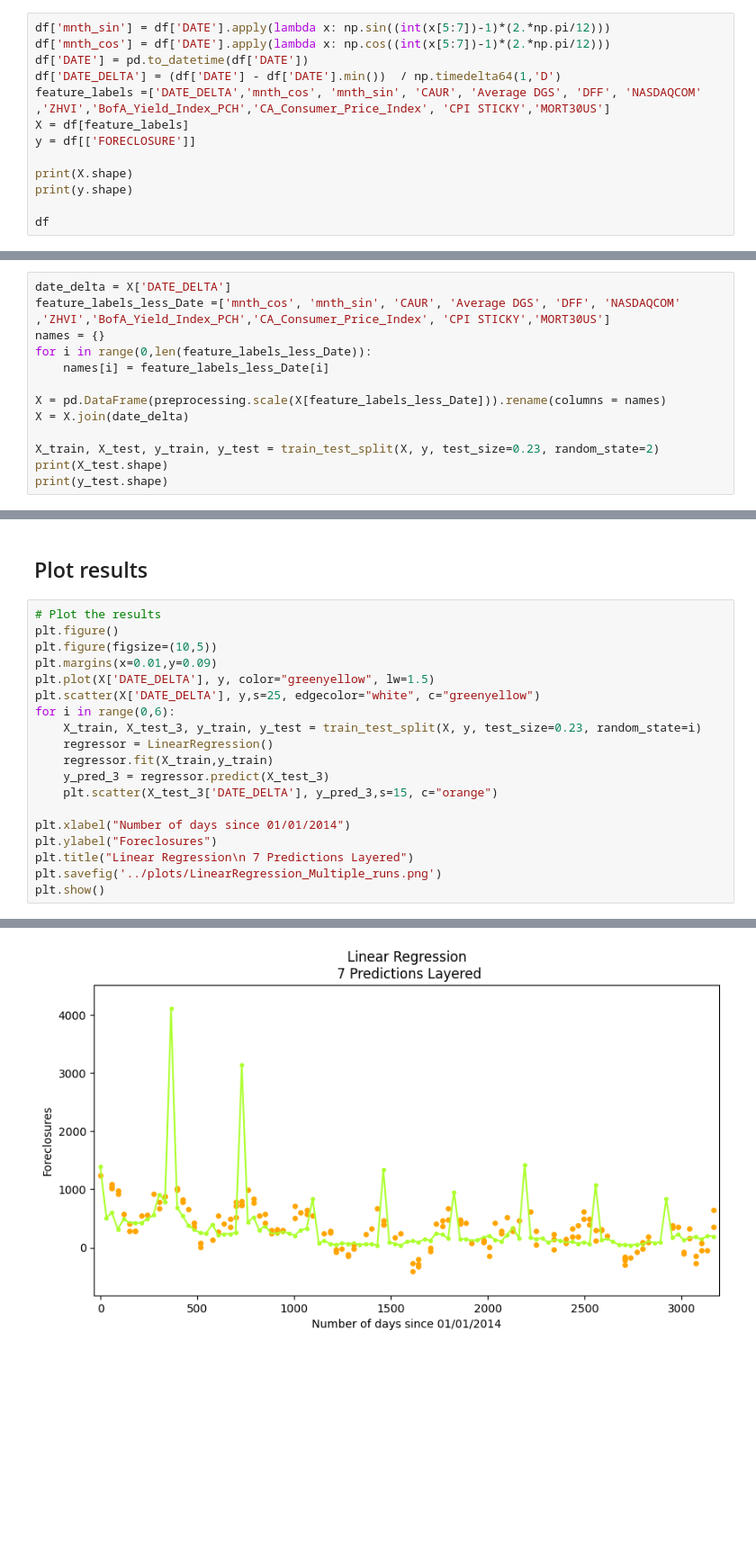
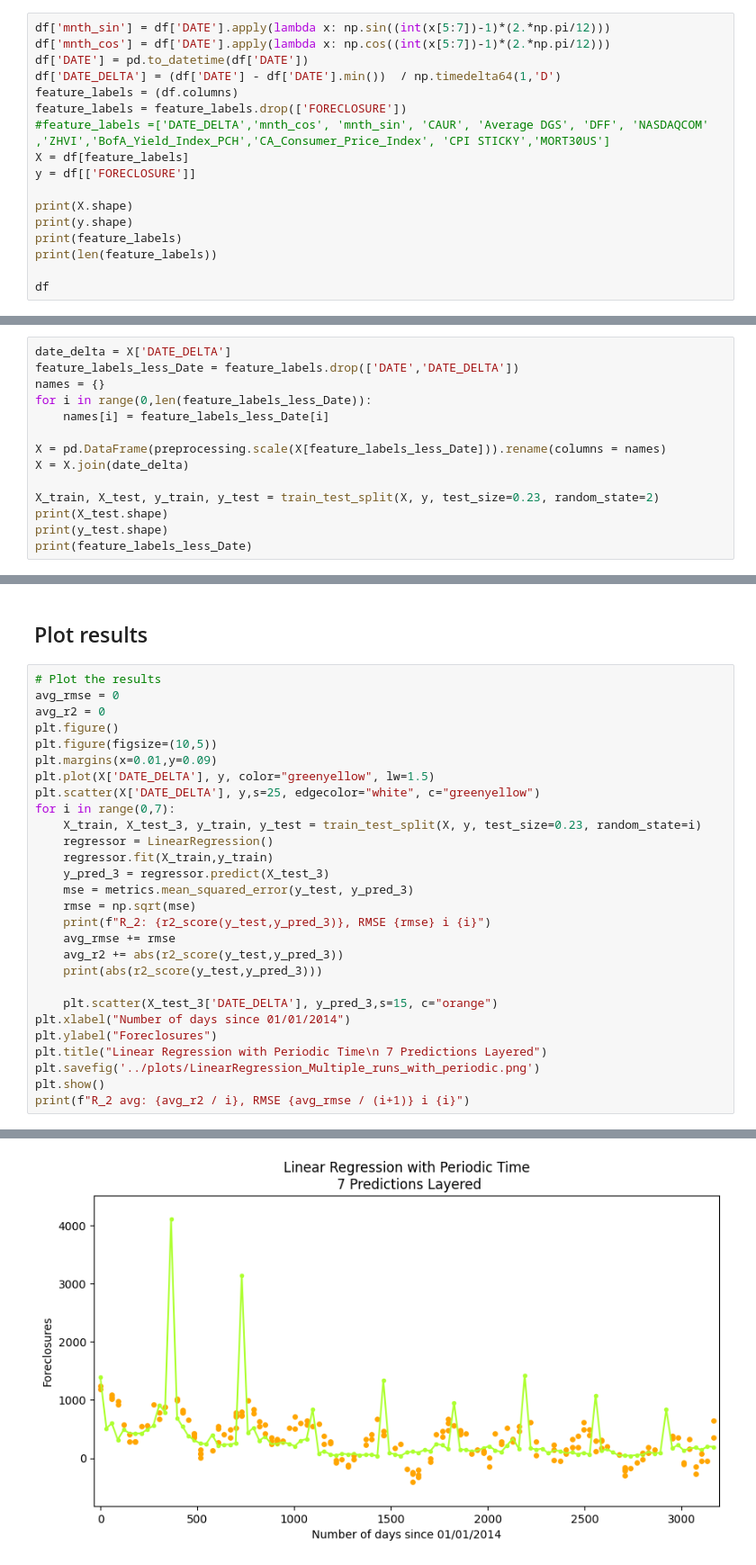
Before and after one commit to Shramster/Predicting-Los-Angeles-Foreclosures, a Jupyter notebook: application/LinearRegression.ipynb, the cells around one changed output, grey strips where cells are left out. Shown at 90% size. Saved outputs shown, nothing was run; the diff lists cells and outputs as text; blank space fills up the shorter version.

```diff
--- a/application/LinearRegression.ipynb
+++ b/application/LinearRegression.ipynb
@@ -20,12 +20,16 @@ df['mnth_sin'] = df['DATE'].apply(lambda x: np.sin((int(x[5:7])-1)*(2.*np.pi/12)
 df['mnth_cos'] = df['DATE'].apply(lambda x: np.cos((int(x[5:7])-1)*(2.*np.pi/12)))
 df['DATE'] = pd.to_datetime(df['DATE'])
 df['DATE_DELTA'] = (df['DATE'] - df['DATE'].min())  / np.timedelta64(1,'D')
-feature_labels =['DATE_DELTA','mnth_cos', 'mnth_sin', 'CAUR', 'Average DGS', 'DFF', 'NASDAQCOM' ,'ZHVI','BofA_Yield_Index_PCH','CA_Consumer_Price_Index', 'CPI STICKY','MORT30US']
+feature_labels = (df.columns)
+feature_labels = feature_labels.drop(['FORECLOSURE'])
+#feature_labels =['DATE_DELTA','mnth_cos', 'mnth_sin', 'CAUR', 'Average DGS', 'DFF', 'NASDAQCOM' ,'ZHVI','BofA_Yield_Index_PCH','CA_Consumer_Price_Index', 'CPI STICKY','MORT30US']
 X = df[feature_labels]
 y = df[['FORECLOSURE']]
 
 print(X.shape)
 print(y.shape)
+print(feature_labels)
+print(len(feature_labels))
 
 df
 # %% [output]
@@ -46,7 +55,7 @@ df
 105 rows × 14 columns
 # %%
 date_delta = X['DATE_DELTA']
-feature_labels_less_Date =['mnth_cos', 'mnth_sin', 'CAUR', 'Average DGS', 'DFF', 'NASDAQCOM' ,'ZHVI','BofA_Yield_Index_PCH','CA_Consumer_Price_Index', 'CPI STICKY','MORT30US']
+feature_labels_less_Date = feature_labels.drop(['DATE','DATE_DELTA'])
 names = {}
 for i in range(0,len(feature_labels_less_Date)):
     names[i] = feature_labels_less_Date[i]
@@ -57,6 +66,7 @@ X = X.join(date_delta)
 X_train, X_test, y_train, y_test = train_test_split(X, y, test_size=0.23, random_state=2)
 print(X_test.shape)
 print(y_test.shape)
+print(feature_labels_less_Date)
 # %% [output]
 (25, 12)
 (25, 1)
@@ -64,21 +78,30 @@ print(y_test.shape)
 <h2>Plot results</h2>
 # %%
 # Plot the results
+avg_rmse = 0
+avg_r2 = 0
 plt.figure()
 plt.figure(figsize=(10,5))
 plt.margins(x=0.01,y=0.09)
 plt.plot(X['DATE_DELTA'], y, color="greenyellow", lw=1.5)
 plt.scatter(X['DATE_DELTA'], y,s=25, edgecolor="white", c="greenyellow")
-for i in range(0,6):
+for i in range(0,7):
     X_train, X_test_3, y_train, y_test = train_test_split(X, y, test_size=0.23, random_state=i)
     regressor = LinearRegression()
     regressor.fit(X_train,y_train)
     y_pred_3 = regressor.predict(X_test_3)
+    mse = metrics.mean_squared_error(y_test, y_pred_3)
+    rmse = np.sqrt(mse)
+    print(f"R_2: {r2_score(y_test,y_pred_3)}, RMSE {rmse} i {i}")
+    avg_rmse += rmse
+    avg_r2 += abs(r2_score(y_test,y_pred_3))
+    print(abs(r2_score(y_test,y_pred_3)))
+
     plt.scatter(X_test_3['DATE_DELTA'], y_pred_3,s=15, c="orange")
-
 plt.xlabel("Number of days since 01/01/2014")
 plt.ylabel("Foreclosures")
-plt.title("Linear Regression\n 7 Predictions Layered")
-plt.savefig('../plots/LinearRegression_Multiple_runs.png')
+plt.title("Linear Regression with Periodic Time\n 7 Predictions Layered")
+plt.savefig('../plots/LinearRegression_Multiple_runs_with_periodic.png')
 plt.show()
+print(f"R_2 avg: {avg_r2 / i}, RMSE {avg_rmse / (i+1)} i {i}")
 # %% [output]
@@ -86 +123 @@ plt.show()
-[figure, old version]
+[figure, new version]
```
Also changed, not shown: parts of 6 cells of this notebook, 19 other files.
